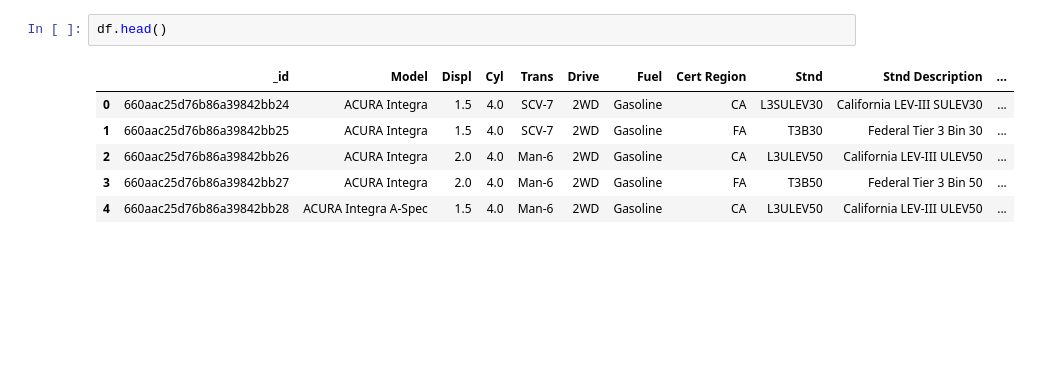
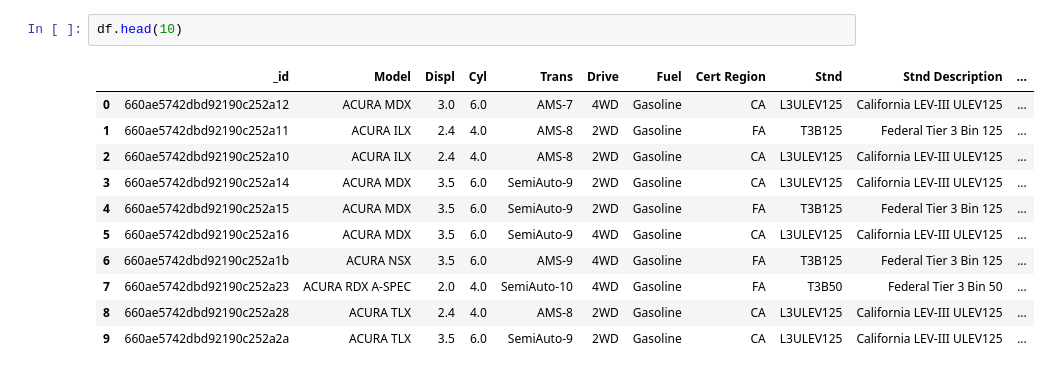
Before and after one commit to Ramsha-amir26/DAP-TABA, a Jupyter notebook: EVCarbonEmissions.ipynb, the cells around one changed output. Drawn from its saved outputs; the diff is of its cells as text; blank space fills up the shorter version.

```diff
--- a/EVCarbonEmissions.ipynb
+++ b/EVCarbonEmissions.ipynb
@@ -44,9 +41,14 @@ df = read_data_from_mongodb(mongodb_uri, database_name, collection_name)
 # %%
-df.head()
+df.head(10)
 # %% [output]
 |  | _id | Model | Displ | Cyl | Trans | Drive | Fuel | Cert Region | Stnd | Stnd Description | ... |
-| 0 | 660aac25d76b86a39842bb24 | ACURA Integra | 1.5 | 4.0 | SCV-7 | 2WD | Gasoline | CA | L3SULEV30 | California LEV-III SULEV30 | ... |
-| 1 | 660aac25d76b86a39842bb25 | ACURA Integra | 1.5 | 4.0 | SCV-7 | 2WD | Gasoline | FA | T3B30 | Federal Tier 3 Bin 30 | ... |
-| 2 | 660aac25d76b86a39842bb26 | ACURA Integra | 2.0 | 4.0 | Man-6 | 2WD | Gasoline | CA | L3ULEV50 | California LEV-III ULEV50 | ... |
-| 3 | 660aac25d76b86a39842bb27 | ACURA Integra | 2.0 | 4.0 | Man-6 | 2WD | Gasoline | FA | T3B50 | Federal Tier 3 Bin 50 | ... |
-| 4 | 660aac25d76b86a39842bb28 | ACURA Integra A-Spec | 1.5 | 4.0 | Man-6 | 2WD | Gasoline | CA | L3ULEV50 | California LEV-III ULEV50 | ... |
+| 0 | 660ae5742dbd92190c252a12 | ACURA MDX | 3.0 | 6.0 | AMS-7 | 4WD | Gasoline | CA | L3ULEV125 | California LEV-III ULEV125 | ... |
+| 1 | 660ae5742dbd92190c252a11 | ACURA ILX | 2.4 | 4.0 | AMS-8 | 2WD | Gasoline | FA | T3B125 | Federal Tier 3 Bin 125 | ... |
+| 2 | 660ae5742dbd92190c252a10 | ACURA ILX | 2.4 | 4.0 | AMS-8 | 2WD | Gasoline | CA | L3ULEV125 | California LEV-III ULEV125 | ... |
+| 3 | 660ae5742dbd92190c252a14 | ACURA MDX | 3.5 | 6.0 | SemiAuto-9 | 2WD | Gasoline | CA | L3ULEV125 | California LEV-III ULEV125 | ... |
+| 4 | 660ae5742dbd92190c252a15 | ACURA MDX | 3.5 | 6.0 | SemiAuto-9 | 2WD | Gasoline | FA | T3B125 | Federal Tier 3 Bin 125 | ... |
+| 5 | 660ae5742dbd92190c252a16 | ACURA MDX | 3.5 | 6.0 | SemiAuto-9 | 4WD | Gasoline | CA | L3ULEV125 | California LEV-III ULEV125 | ... |
+| 6 | 660ae5742dbd92190c252a1b | ACURA NSX | 3.5 | 6.0 | AMS-9 | 4WD | Gasoline | FA | T3B125 | Federal Tier 3 Bin 125 | ... |
+| 7 | 660ae5742dbd92190c252a23 | ACURA RDX A-SPEC | 2.0 | 4.0 | SemiAuto-10 | 4WD | Gasoline | FA | T3B50 | Federal Tier 3 Bin 50 | ... |
+| 8 | 660ae5742dbd92190c252a28 | ACURA TLX | 2.4 | 4.0 | AMS-8 | 2WD | Gasoline | CA | L3ULEV125 | California LEV-III ULEV125 | ... |
+| 9 | 660ae5742dbd92190c252a2a | ACURA TLX | 3.5 | 6.0 | SemiAuto-9 | 2WD | Gasoline | CA | L3ULEV125 | California LEV-III ULEV125 | ... |
```
Also changed, not shown: parts of 16 cells of this notebook, 2 other files.
